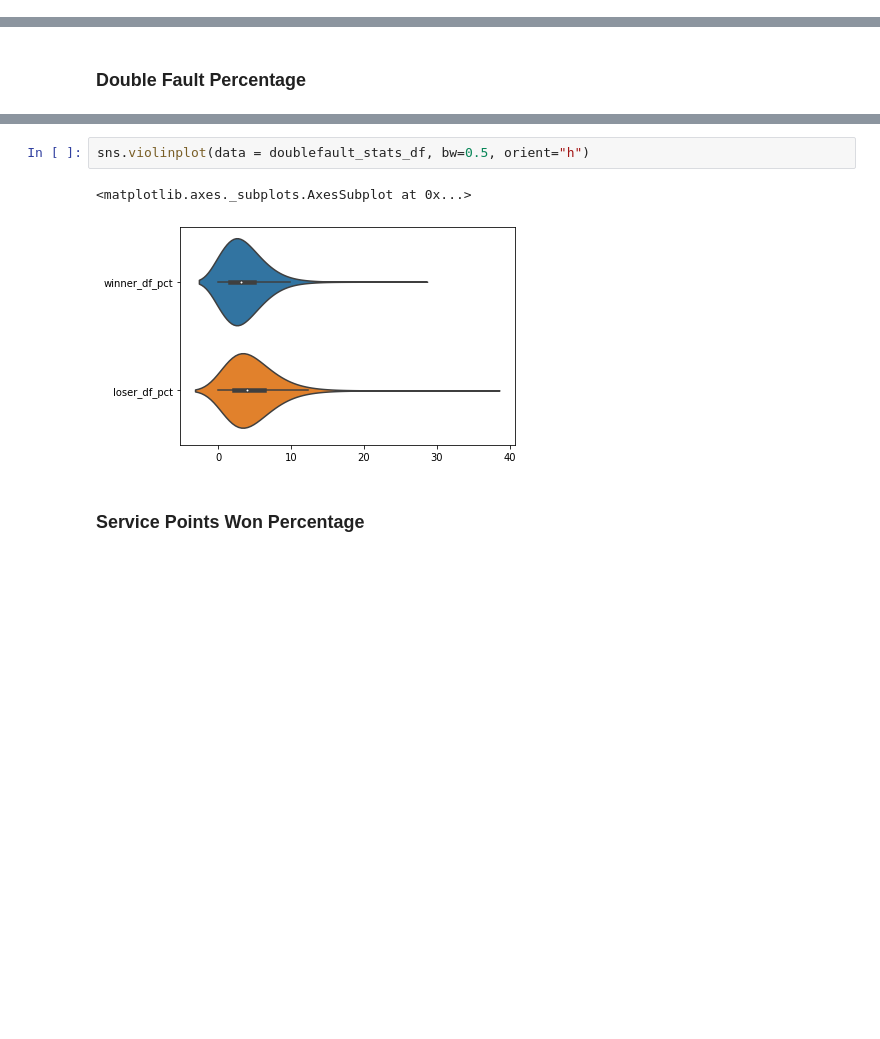
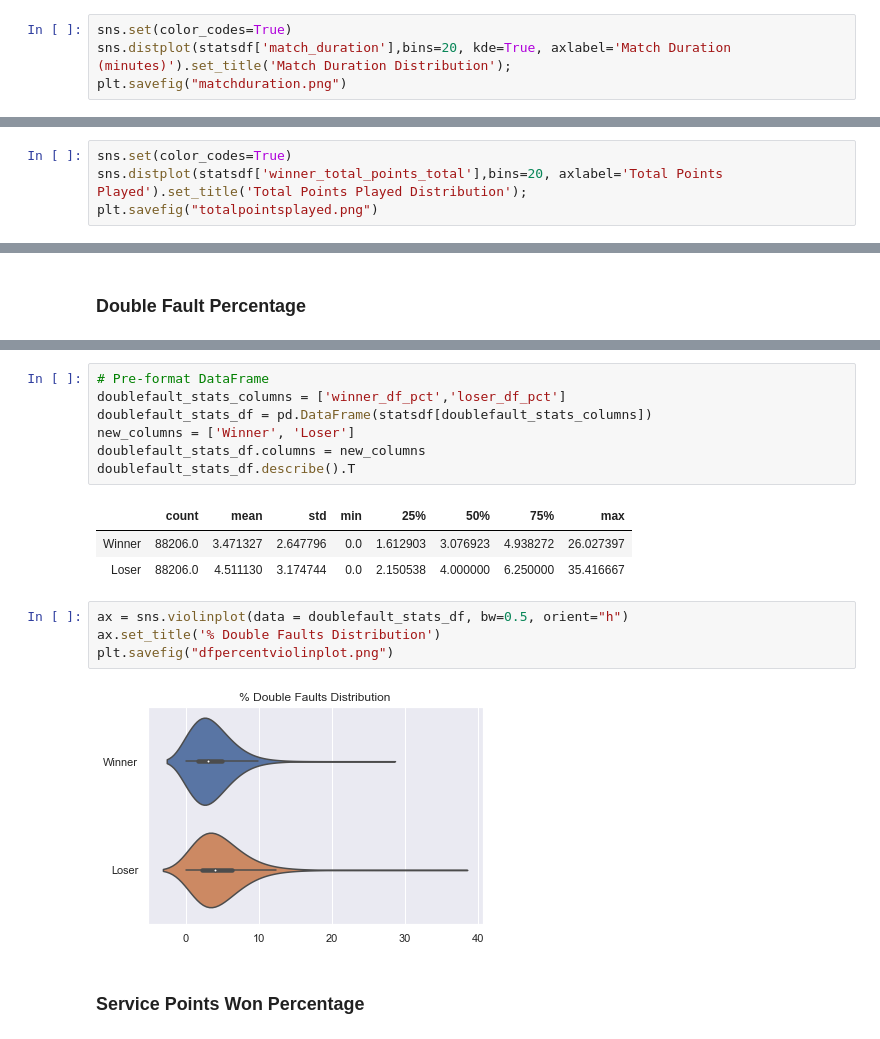
Before and after one commit to datascitriguy/springboard, a Jupyter notebook: Step 2 - EDA (ATP Database).ipynb, the cells around one changed output, grey strips where cells are left out. Cells and saved outputs as stored; diff of their text form; blank space fills up the shorter version.

```diff
--- a/Step 2 - EDA (ATP Database).ipynb
+++ b/Step 2 - EDA (ATP Database).ipynb
@@ -95,0 +108,4 @@ On average, the match had a total of 24.63 games played.
+# %%
+sns.set(color_codes=True)
+sns.distplot(statsdf['match_duration'],bins=20, kde=True, axlabel='Match Duration (minutes)').set_title('Match Duration Distribution');
+plt.savefig("matchduration.png")
@@ -95,0 +114,4 @@ On average, the match had a total of 24.63 games played.
+# %%
+sns.set(color_codes=True)
+sns.distplot(statsdf['winner_total_points_total'],bins=20, axlabel='Total Points Played').set_title('Total Points Played Distribution');
+plt.savefig("totalpointsplayed.png")
@@ -248,7 +347,19 @@ doublefault_stats_df.describe().T
+# %%
+# Pre-format DataFrame
+doublefault_stats_columns = ['winner_df_pct','loser_df_pct']
+doublefault_stats_df = pd.DataFrame(statsdf[doublefault_stats_columns])
+new_columns = ['Winner', 'Loser']
+doublefault_stats_df.columns = new_columns
+doublefault_stats_df.describe().T
+# %% [output]
+|  | count | mean | std | min | 25% | 50% | 75% | max |
+| Winner | 88206.0 | 3.471327 | 2.647796 | 0.0 | 1.612903 | 3.076923 | 4.938272 | 26.027397 |
+| Loser | 88206.0 | 4.511130 | 3.174744 | 0.0 | 2.150538 | 4.000000 | 6.250000 | 35.416667 |
 # %%
-sns.violinplot(data = doublefault_stats_df, bw=0.5, orient="h")
+ax = sns.violinplot(data = doublefault_stats_df, bw=0.5, orient="h")
+ax.set_title('% Double Faults Distribution')
+plt.savefig("dfpercentviolinplot.png")
 # %% [output]
-<matplotlib.axes._subplots.AxesSubplot at 0x...>
-[figure, old version]
+[figure, new version]
 # %% [markdown]
 ### Service Points Won Percentage
```
Also changed, not shown: parts of 37 cells of this notebook, 2 other files.
